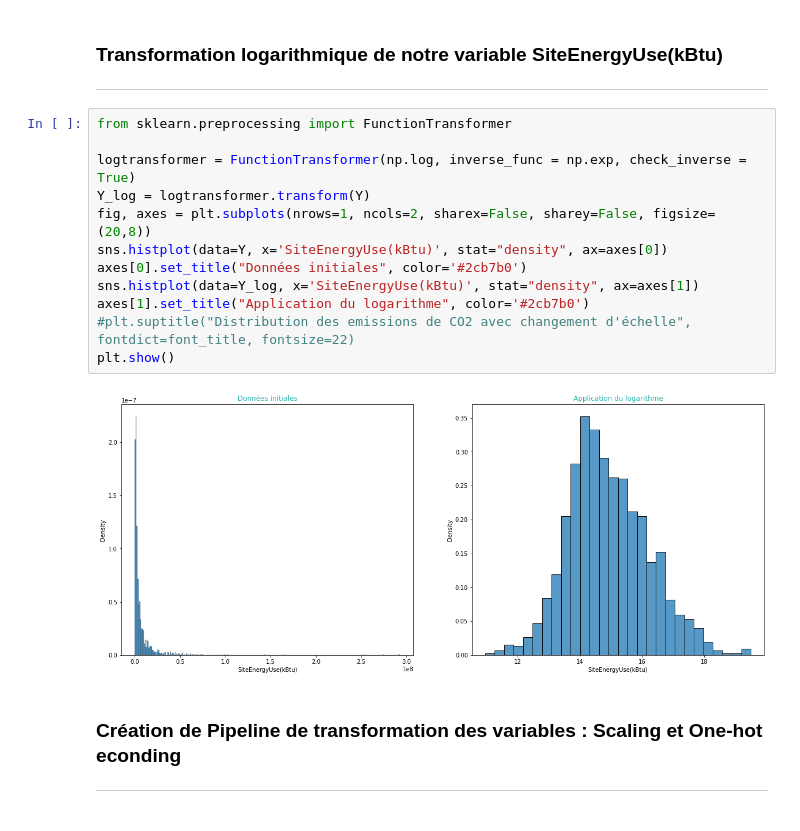
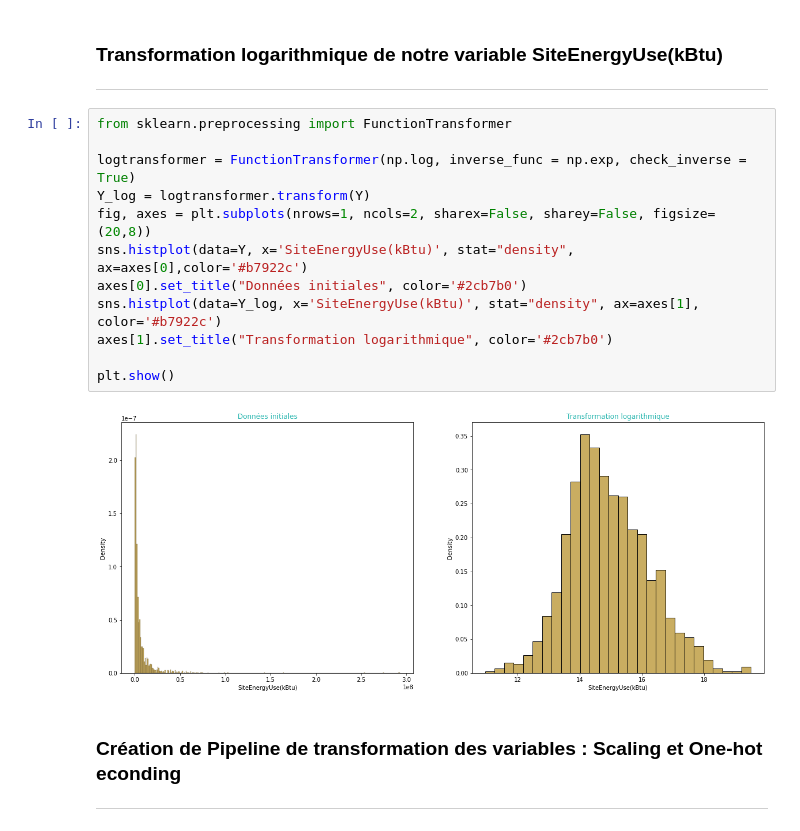
Before and after one commit to bachir151/Projet-openclassrooms, a Jupyter notebook: P3_Real Version/Diedhiou_Ahmed_3_notebook_prediction_022023.ipynb, the cells around one changed output. Drawn from its saved outputs; the diff is of its cells as text.

Commit message:
changement couleur distribution log

```diff
--- a/P3_Real Version/Diedhiou_Ahmed_3_notebook_prediction_022023.ipynb
+++ b/P3_Real Version/Diedhiou_Ahmed_3_notebook_prediction_022023.ipynb
@@ -62,17 +67,17 @@ Y = data_model[['SiteEnergyUse(kBtu)','TotalGHGEmissions']]
 # %%
 from sklearn.preprocessing import FunctionTransformer
 
 logtransformer = FunctionTransformer(np.log, inverse_func = np.exp, check_inverse = True)
 Y_log = logtransformer.transform(Y)
 fig, axes = plt.subplots(nrows=1, ncols=2, sharex=False, sharey=False, figsize=(20,8))
-sns.histplot(data=Y, x='SiteEnergyUse(kBtu)', stat="density", ax=axes[0])
+sns.histplot(data=Y, x='SiteEnergyUse(kBtu)', stat="density", ax=axes[0],color='#b7922c')
 axes[0].set_title("Données initiales", color='#2cb7b0')
-sns.histplot(data=Y_log, x='SiteEnergyUse(kBtu)', stat="density", ax=axes[1])
-axes[1].set_title("Application du logarithme", color='#2cb7b0')
-#plt.suptitle("Distribution des emissions de CO2 avec changement d'échelle", fontdict=font_title, fontsize=22)
+sns.histplot(data=Y_log, x='SiteEnergyUse(kBtu)', stat="density", ax=axes[1], color='#b7922c')
+axes[1].set_title("Transformation logarithmique", color='#2cb7b0')
+
 plt.show()
 # %% [output]
-[figure, old version]
+[figure, new version]
 # %% [markdown]
 ### Création de Pipeline de transformation des variables : Scaling et One-hot econding
 ---
```
Also changed, not shown: parts of 4 cells of this notebook, 1 other file.
